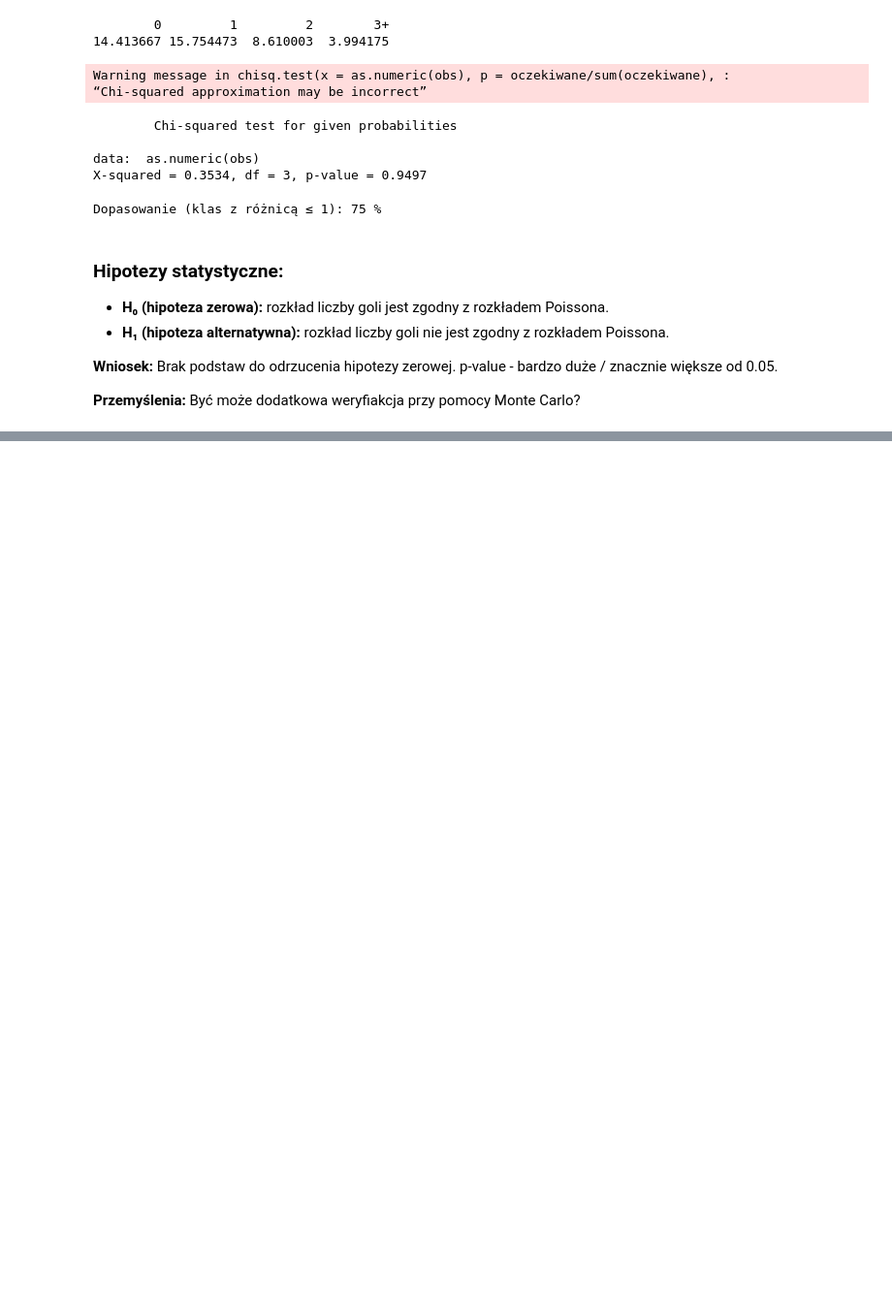
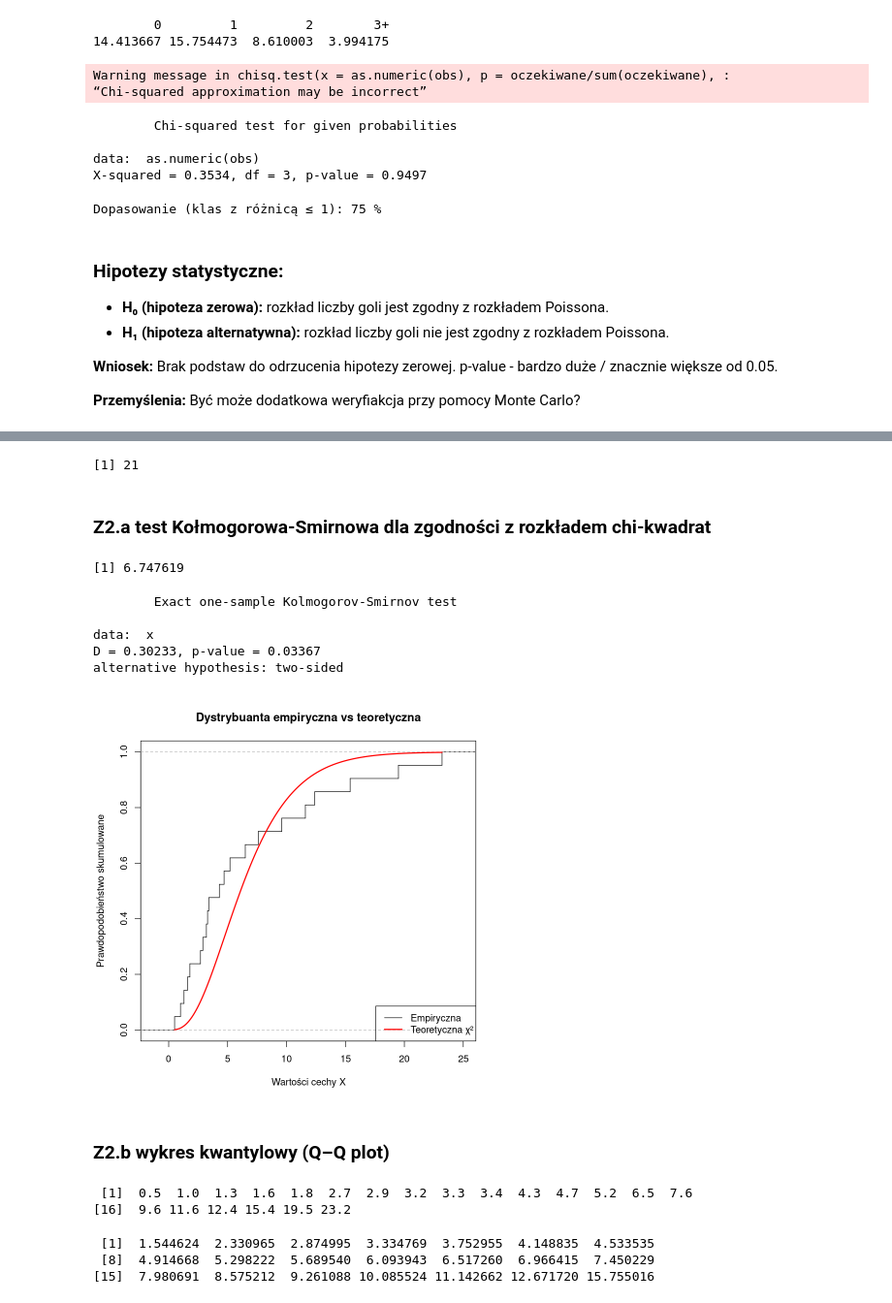
Before and after one commit to Kotmin/R-Planowanie-Eksperymentu, a Jupyter notebook: Zadania.ipynb, the cells around one changed output, grey strips where cells are left out. Shown: that part at 97% size. Saved outputs shown, nothing was run; the diff lists cells and outputs as text; code cells hidden in the pictures; blank space fills up the shorter version.

```diff
--- a/Zadania.ipynb
+++ b/Zadania.ipynb
@@ -194,0 +217,3 @@ Być może dodatkowa weryfiakcja przy pomocy Monte Carlo?
+# %%
+x <- c(1.0, 4.7, 5.2, 7.6, 2.9, 6.5, 4.3, 1.3, 1.6, 3.3,
+       0.5, 1.8, 15.4, 2.7, 9.6, 11.6, 23.2, 3.2, 3.4, 12.4, 19.5)
@@ -194,0 +222,41 @@ Być może dodatkowa weryfiakcja przy pomocy Monte Carlo?
+# %%
+n
+# %% [output]
+[1] 21
+# %% [markdown]
+### Z2.a test Kołmogorowa-Smirnowa dla zgodności z rozkładem chi-kwadrat
+# %%
+## est stopni swobody
+df_hat <- mean(x)
+# %%
+df_hat
+# %% [output]
+[1] 6.747619
+# %%
+ks.test(x, "pchisq", df = df_hat)
+# %% [output]
+        Exact one-sample Kolmogorov-Smirnov test
+
+data:  x
+D = 0.30233, p-value = 0.03367
+alternative hypothesis: two-sided
+# %%
+
+dystr_empiryczna <- ecdf(x)
+
+# Zakres wartości
+x_wykres <- seq(min(x), max(x), length.out = 200)
+
+# Rysowanie wykresu
+plot(dystr_empiryczna, verticals = TRUE, do.points = FALSE,
+     main = "Dystrybuanta empiryczna vs teoretyczna",
+     xlab = "Wartości cechy X", ylab = "Prawdopodobieństwo skumulowane")
+
+# Teoretyczna dystrybuanta chi-kwadrat
+lines(x_wykres, pchisq(x_wykres, df = df_hat),
+      col = "red", lwd = 2)
+
+legend("bottomright", legend = c("Empiryczna", "Teoretyczna χ²"),
+       col = c("black", "red"), lwd = c(1, 2))
+# %% [output]
+[figure, added]
@@ -194,0 +267,2 @@ Być może dodatkowa weryfiakcja przy pomocy Monte Carlo?
+# %% [markdown]
+### Z2.b wykres kwantylowy (Q–Q plot)
@@ -194,0 +275,11 @@ Być może dodatkowa weryfiakcja przy pomocy Monte Carlo?
+# %%
+x_empiryczne
+# %% [output]
+ [1]  0.5  1.0  1.3  1.6  1.8  2.7  2.9  3.2  3.3  3.4  4.3  4.7  5.2  6.5  7.6
+[16]  9.6 11.6 12.4 15.4 19.5 23.2
+# %%
+kwantyle_teoretyczne
+# %% [output]
+ [1]  1.544624  2.330965  2.874995  3.334769  3.752955  4.148835  4.533535
+ [8]  4.914668  5.298222  5.689540  6.093943  6.517260  6.966415  7.450229
+[15]  7.980691  8.575212  9.261088 10.085524 11.142662 12.671720 15.755016
```
Also changed, not shown: parts of 6 cells of this notebook.
